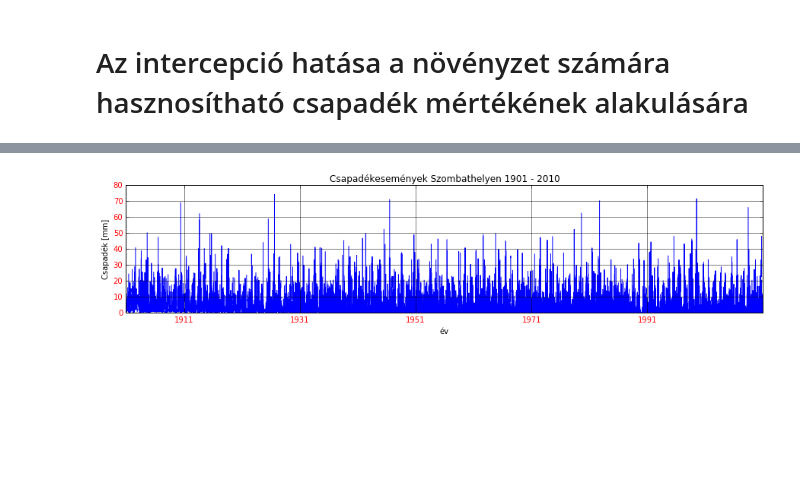
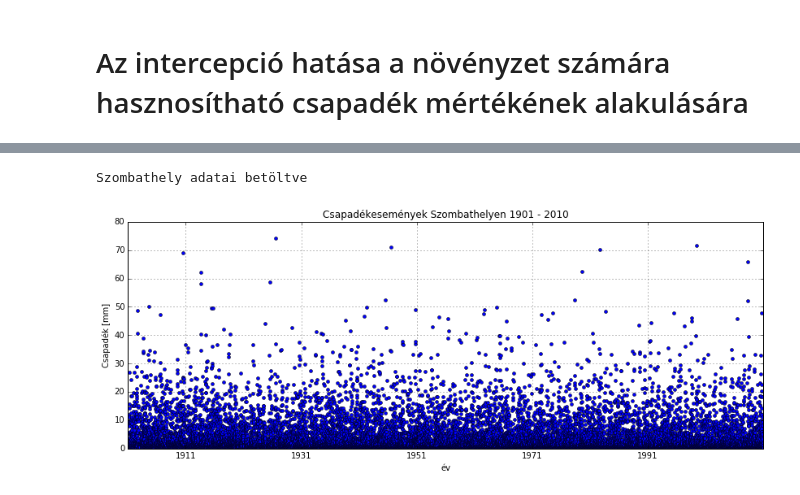
Before and after one commit to jsheperd/forest_water, a Jupyter notebook: interception.ipynb, the cells around one changed output, grey strips where cells are left out. Cells and saved outputs as stored; diff of their text form; code cells hidden in the pictures; blank space fills up the shorter version.

```diff
--- a/interception.ipynb
+++ b/interception.ipynb
@@ -14,39 +14,32 @@ A növényzet számára felvehető csapadék alakulását nem csak az éves csap
 Az [Országos meteorológia Szolgálat 1901-2010 éghajalati adasorai](http://www.met.hu/eghajlat/magyarorszag_eghajlata/eghajlati_adatsorok/) napi csapdékeseményeket is tartalmaznak, ami alkalmas arra, hogy becsléseket tegyünk az aktuális csapadékesemény intercepciós veszteségére 110 éves időszakra vonatkozóan.
 # %%
 %matplotlib inline
+
+# Basic configurations
 import pandas as pd
-from pandas import Series, DataFrame, Panel
 import matplotlib.pyplot as plt
 import numpy as np
 
+dateparse = lambda x: pd.datetime.strptime(x, '%Y-%m-%d')
 
-dateparse = lambda x: pd.datetime.strptime(x, '%Y-%m-%d')
-szo_daily = pd.read_csv('https://raw.githubusercontent.com/jsheperd/forest_water/master/data/SZO_d.txt',
-                        sep=';',
-                        parse_dates=['#datum'],
-                        date_parser=lambda x: pd.datetime.strptime(x, '%Y-%m-%d')
-                        )
+# define source
+dfSrc = 'https://raw.githubusercontent.com/jsheperd/forest_water/master/data/SZO_d.txt'
+Src = u'Szombathely'
 
-szo_daily.set_index(szo_daily['#datum'])
-fig, ax = plt.subplots(figsize=(15, 3))
-plt.plot('#datum', 'd_rs', data=szo_daily)
-plt.ylabel(u'Csapadék [mm]')
-plt.xlabel(u'év')
-plt.title(u'Csapadékesemények Szombathelyen 1901 - 2010')
+# load data
+dfPrec = pd.read_csv(dfSrc, sep=';', parse_dates=['#datum'], date_parser=lambda x: pd.datetime.strptime(x, '%Y-%m-%d'))
+dfPrec.set_index(dfPrec['#datum'])
 
-plt.grid(True)
-ticklines = ax.get_xticklines() + ax.get_yticklines()
-gridlines = ax.get_xgridlines() + ax.get_ygridlines()
-ticklabels = ax.get_xticklabels() + ax.get_yticklabels()
-
-for line in ticklines:
-    line.set_linewidth(3)
-
-for line in gridlines:
-    line.set_linestyle('-')
-
-for label in ticklabels:
-    label.set_color('r')
-    label.set_fontsize('medium')
+print Src, u'adatai betöltve'
 # %% [output]
-[figure, removed]
+Szombathely adatai betöltve
+# %%
+fig, ax = plt.subplots(figsize=(14, 5))
+#plt.yscale('log')
+plt.plot_date(dfPrec['#datum'], dfPrec['d_rs'], ms=4)
+plt.ylabel(u'Csapadék [mm]')
+plt.xlabel(u'év')
+plt.title(u'Csapadékesemények %sen 1901 - 2010' % Src)
+plt.grid(True)
+# %% [output]
+[figure, added]
```
Also changed, not shown: parts of 11 cells of this notebook.
